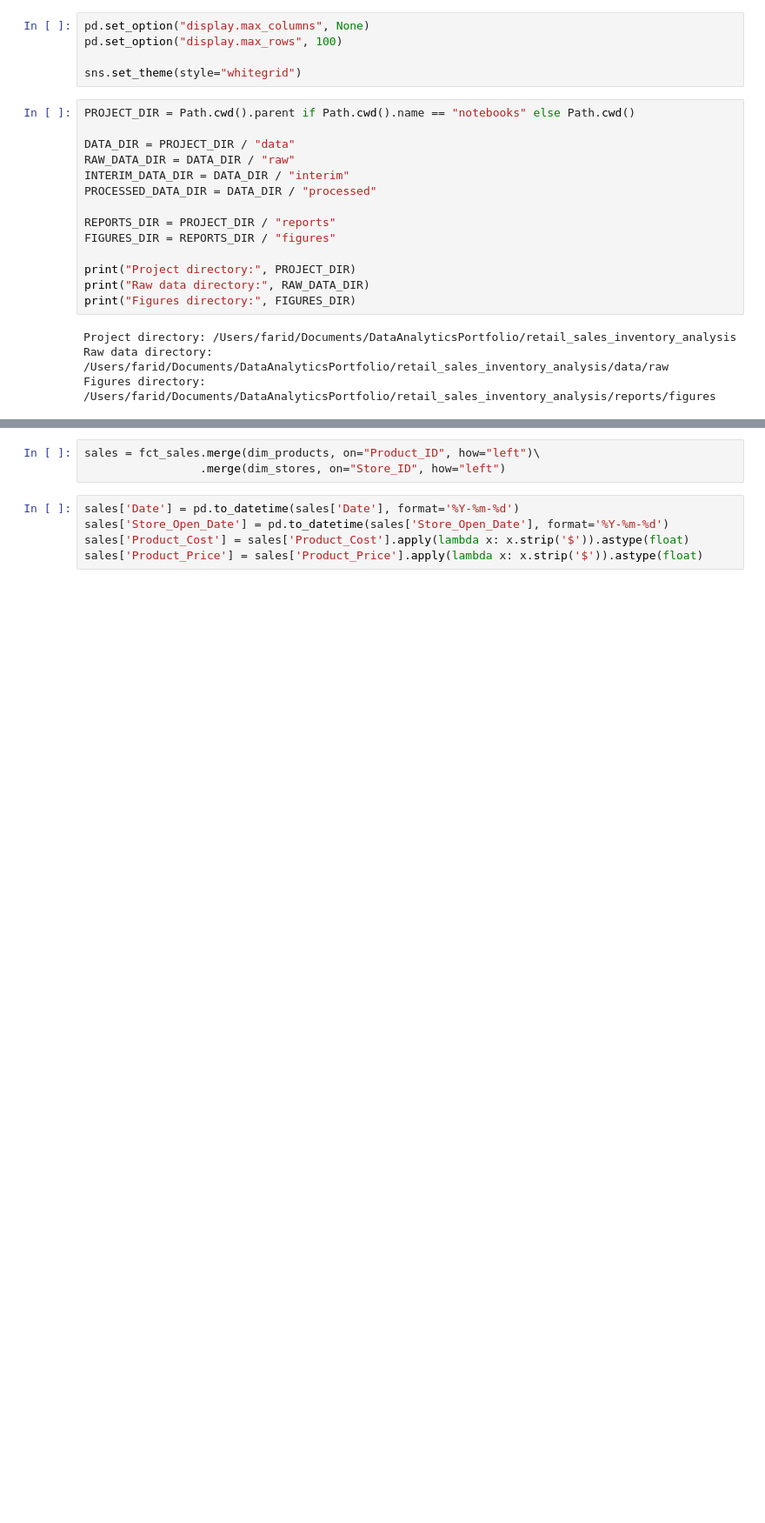
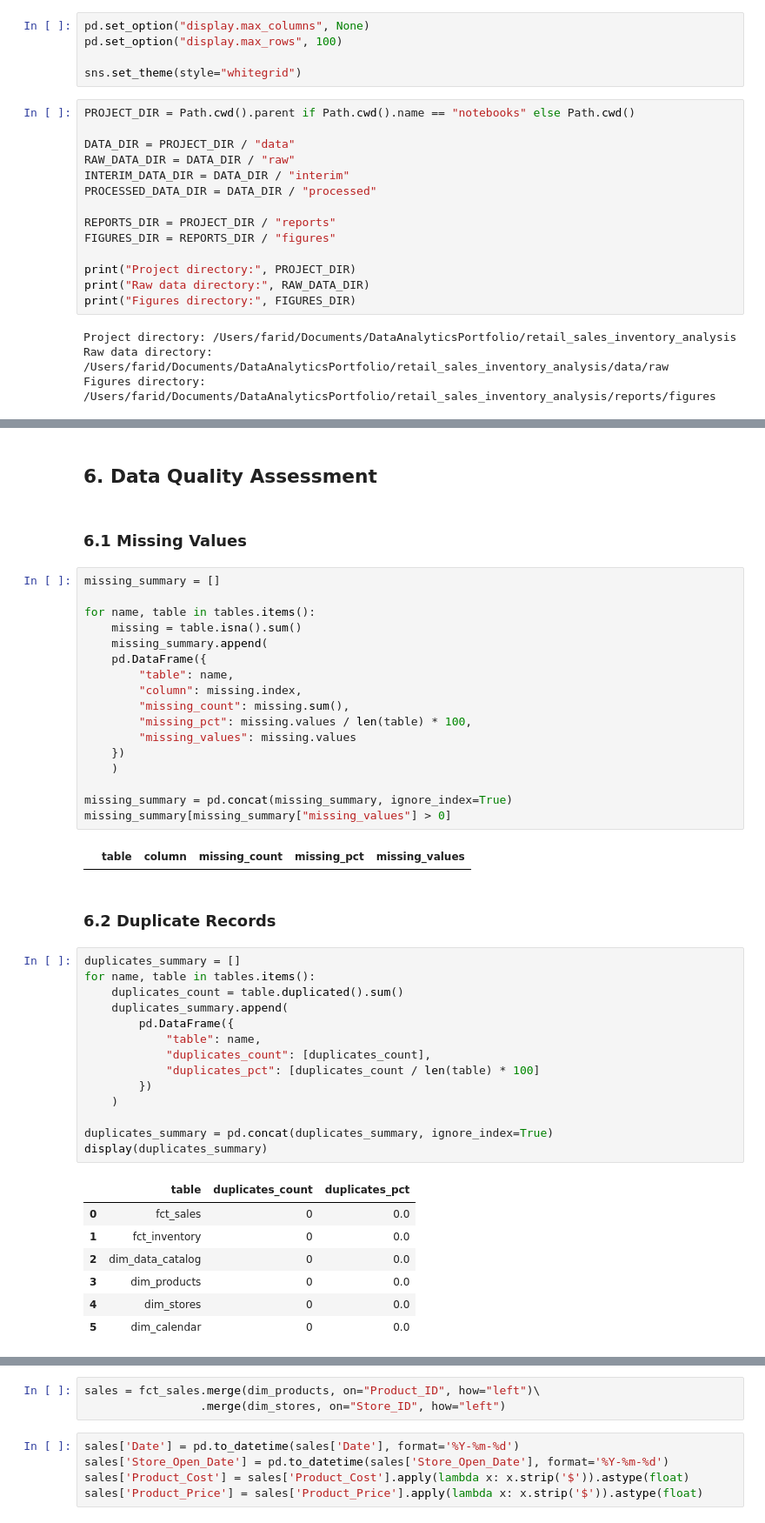
Before and after one commit to DFCR1411/retail_sales_inventory_analysis, a Jupyter notebook: notebooks/01-dfcr-retail-sales-inventory-eda.ipynb, the cells around one changed output, grey strips where cells are left out. Shown at 87% size. Drawn from its saved outputs; the diff is of its cells as text; blank space fills up the shorter version.

```diff
--- a/notebooks/01-dfcr-retail-sales-inventory-eda.ipynb
+++ b/notebooks/01-dfcr-retail-sales-inventory-eda.ipynb
@@ -120,0 +164,47 @@ dim_products.head()
+# %% [markdown]
+## 6. Data Quality Assessment
+# %% [markdown]
+### 6.1 Missing Values
+# %%
+missing_summary = []
+
+for name, table in tables.items():
+    missing = table.isna().sum()
+    missing_summary.append(
+    pd.DataFrame({
+        "table": name,
+        "column": missing.index,
+        "missing_count": missing.sum(),
+        "missing_pct": missing.values / len(table) * 100,
+        "missing_values": missing.values
+    })
+    )
+
+missing_summary = pd.concat(missing_summary, ignore_index=True)
+missing_summary[missing_summary["missing_values"] > 0]
+# %% [output]
+|  | table | column | missing_count | missing_pct | missing_values |
+# %% [markdown]
+### 6.2 Duplicate Records
+# %%
+duplicates_summary = []
+for name, table in tables.items():
+    duplicates_count = table.duplicated().sum()
+    duplicates_summary.append(
+        pd.DataFrame({
+            "table": name,
+            "duplicates_count": [duplicates_count],
+            "duplicates_pct": [duplicates_count / len(table) * 100]
+        })
+    )
+
+duplicates_summary = pd.concat(duplicates_summary, ignore_index=True)
+display(duplicates_summary)
+# %% [output]
+|  | table | duplicates_count | duplicates_pct |
+| 0 | fct_sales | 0 | 0.0 |
+| 1 | fct_inventory | 0 | 0.0 |
+| 2 | dim_data_catalog | 0 | 0.0 |
+| 3 | dim_products | 0 | 0.0 |
+| 4 | dim_stores | 0 | 0.0 |
+| 5 | dim_calendar | 0 | 0.0 |
```
Also changed, not shown: parts of 17 cells of this notebook.
